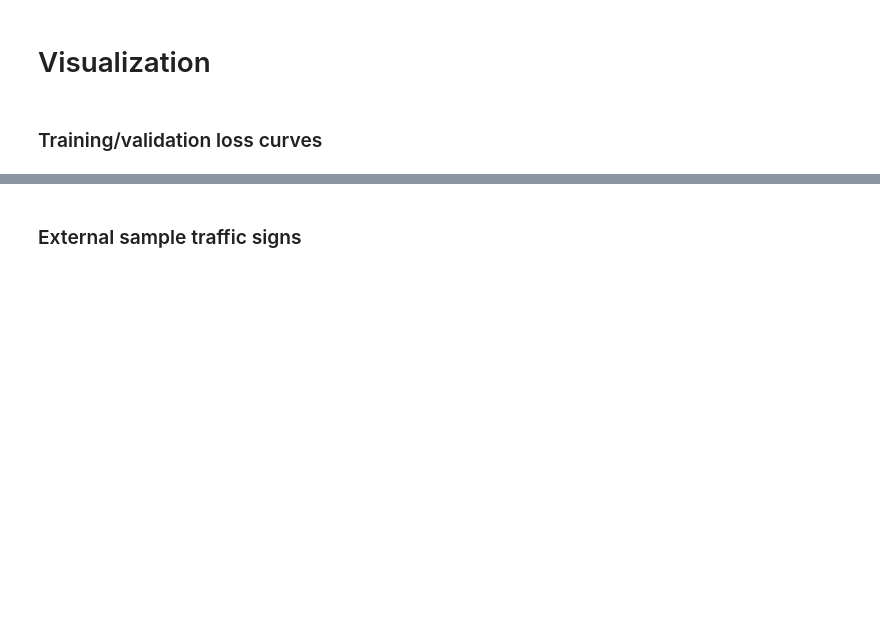
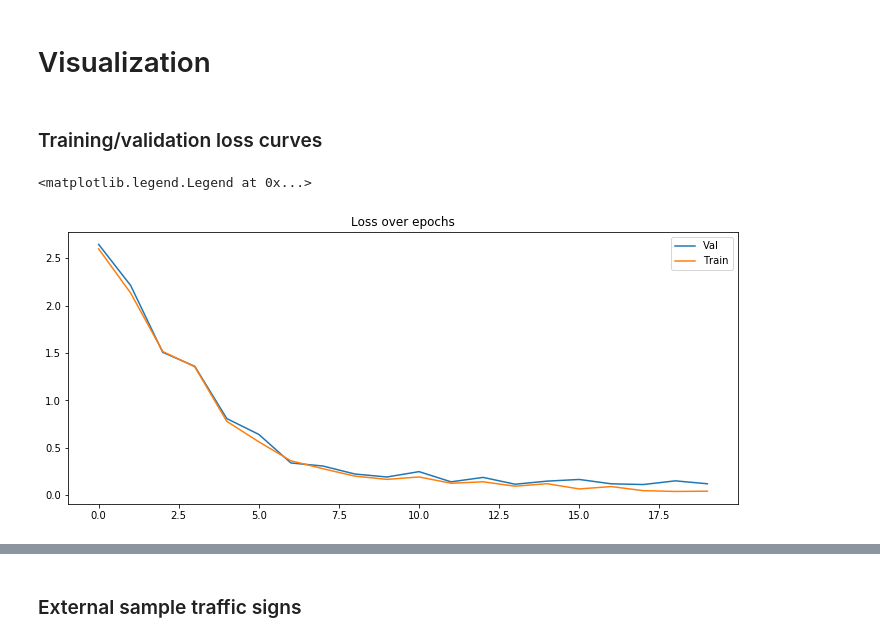
Before and after one commit to bwosh/CarND-Traffic-Sign-Classifier-Project, a Jupyter notebook: TrafficSignsClassifier.ipynb, the cells around one changed output, grey strips where cells are left out. Drawn from its saved outputs; the diff is of its cells as text; code cells hidden in the pictures; blank space fills up the shorter version.

Commit message:
Training code ready with accuracy score on test dataset about 0.96 after 20 epochs

```diff
--- a/TrafficSignsClassifier.ipynb
+++ b/TrafficSignsClassifier.ipynb
@@ -165,11 +252,37 @@ class MetricsAggregator:
             self.loss_history[self.epoch_index] = []
         self.loss_history[self.epoch_index].append(loss)
 
+    def __add_acc(self, acc):
+        if self.epoch_index not in self.accuracy_history:
+            self.accuracy_history[self.epoch_index] = []
+        self.accuracy_history[self.epoch_index].append(acc)
+
     def add(self, loss, pred:np.ndarray, gt:np.ndarray):
         self.__add_loss(loss)
+
+        pred = np.argmax(pred,axis=1)
+        acc = np.sum(pred==gt)/pred.shape[0]
+        self.__add_acc(acc)
 
     def get_mean_loss(self, samples=None):
         if samples is None:
             return np.mean(self.loss_history[self.epoch_index])
         return np.mean(self.loss_history[self.epoch_index][-samples:])
+
+    def get_mean_acc(self, samples=None):
+        if samples is None:
+            return np.mean(self.accuracy_history[self.epoch_index])
+        return np.mean(self.accuracy_history[self.epoch_index][-samples:])
+
+    def get_epochs_losses(self):
+        result = []
+        for i in range(self.epoch_index+1):
+            result.append(np.mean(self.loss_history[i]))
+        return result
+
+    def get_epochs_acc(self):
+        result = []
+        for i in range(self.epoch_index+1):
+            result.append(np.mean(self.accuracy_history[i]))
+        return result
 # %%
@@ -243,3 +411,12 @@ with tqdm(desc='Training', total=epochs) as p:
 # Visualization
 # %% [markdown]
 ### Training/validation loss curves
+# %%
+plt.figure(figsize=(12,5))
+plt.title("Loss over epochs")
+plt.plot(val_metrics.get_epochs_losses(), label='Val')
+plt.plot(train_metrics.get_epochs_losses(), label='Train')
+plt.legend()
+# %% [output]
+<matplotlib.legend.Legend at 0x...>
+[figure, added]
```
Also changed, not shown: parts of 33 cells of this notebook, 2 other files.
